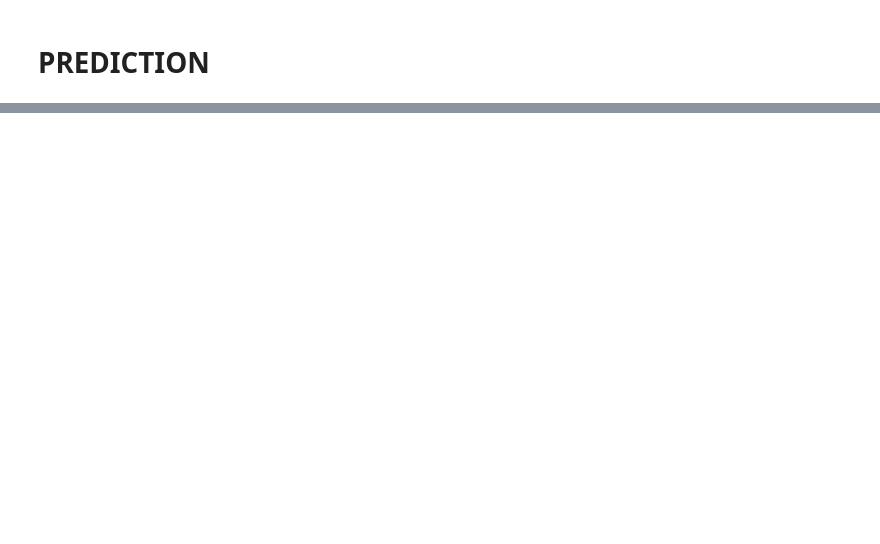
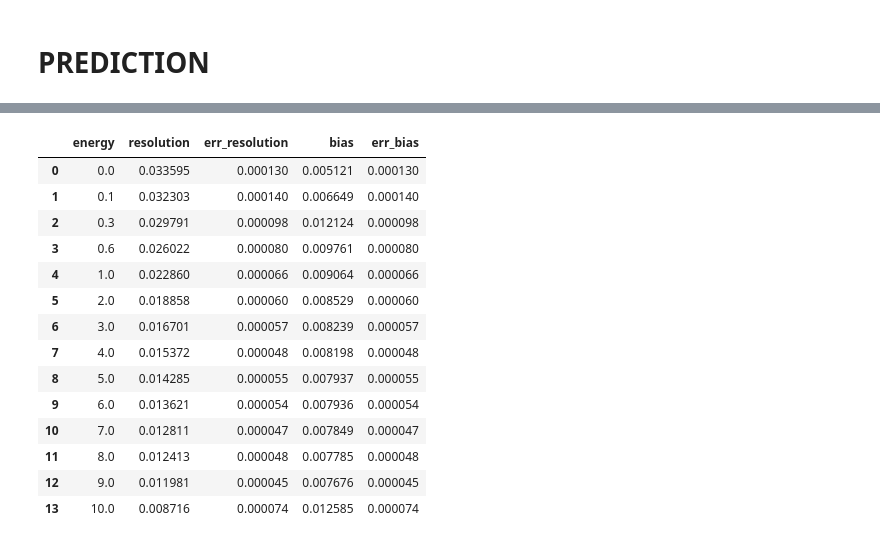
Before and after one commit to niklai99/qcnn4juno, a Jupyter notebook: resnet/prediction.ipynb, the cells around one changed output, grey strips where cells are left out. Saved outputs shown, nothing was run; the diff lists cells and outputs as text; code cells hidden in the pictures; blank space fills up the shorter version.

```diff
--- a/resnet/prediction.ipynb
+++ b/resnet/prediction.ipynb
@@ -166,0 +398,43 @@ plt.show()
+# %%
+energy = [
+    0,
+    0.1,
+    0.3,
+    0.6,
+    1,
+    2,
+    3,
+    4,
+    5,
+    6,
+    7,
+    8,
+    9,
+    10
+]
+results = pd.DataFrame(
+    {
+        "energy":         energy,
+        "resolution":     resolution_,
+        "err_resolution": err_resolution_,
+        "bias":           np.abs(bias_),
+        "err_bias":       err_bias_
+    }
+)
+results
+# %% [output]
+|  | energy | resolution | err_resolution | bias | err_bias |
+| 0 | 0.0 | 0.033595 | 0.000130 | 0.005121 | 0.000130 |
+| 1 | 0.1 | 0.032303 | 0.000140 | 0.006649 | 0.000140 |
+| 2 | 0.3 | 0.029791 | 0.000098 | 0.012124 | 0.000098 |
+| 3 | 0.6 | 0.026022 | 0.000080 | 0.009761 | 0.000080 |
+| 4 | 1.0 | 0.022860 | 0.000066 | 0.009064 | 0.000066 |
+| 5 | 2.0 | 0.018858 | 0.000060 | 0.008529 | 0.000060 |
+| 6 | 3.0 | 0.016701 | 0.000057 | 0.008239 | 0.000057 |
+| 7 | 4.0 | 0.015372 | 0.000048 | 0.008198 | 0.000048 |
+| 8 | 5.0 | 0.014285 | 0.000055 | 0.007937 | 0.000055 |
+| 9 | 6.0 | 0.013621 | 0.000054 | 0.007936 | 0.000054 |
+| 10 | 7.0 | 0.012811 | 0.000047 | 0.007849 | 0.000047 |
+| 11 | 8.0 | 0.012413 | 0.000048 | 0.007785 | 0.000048 |
+| 12 | 9.0 | 0.011981 | 0.000045 | 0.007676 | 0.000045 |
+| 13 | 10.0 | 0.008716 | 0.000074 | 0.012585 | 0.000074 |
```
Also changed, not shown: parts of 26 cells of this notebook, 34 other files.
